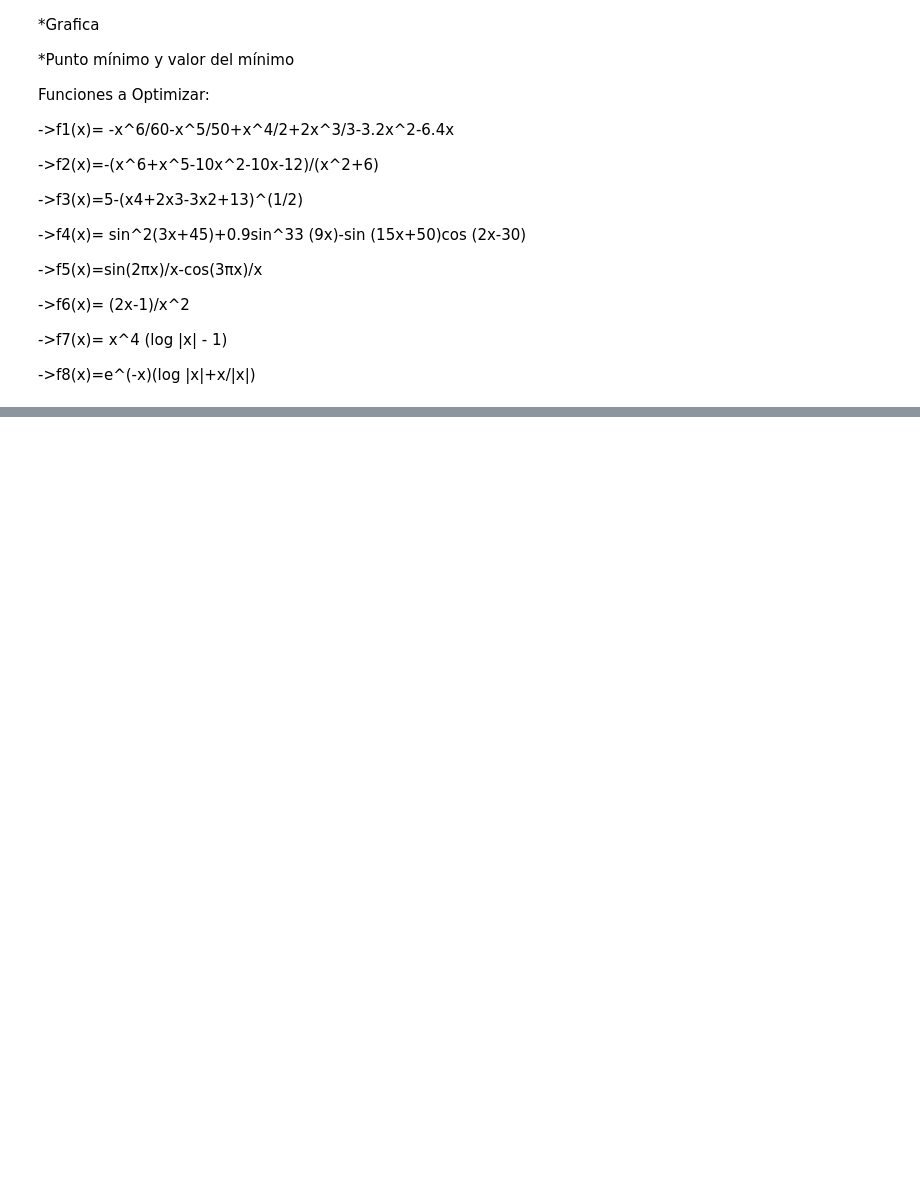
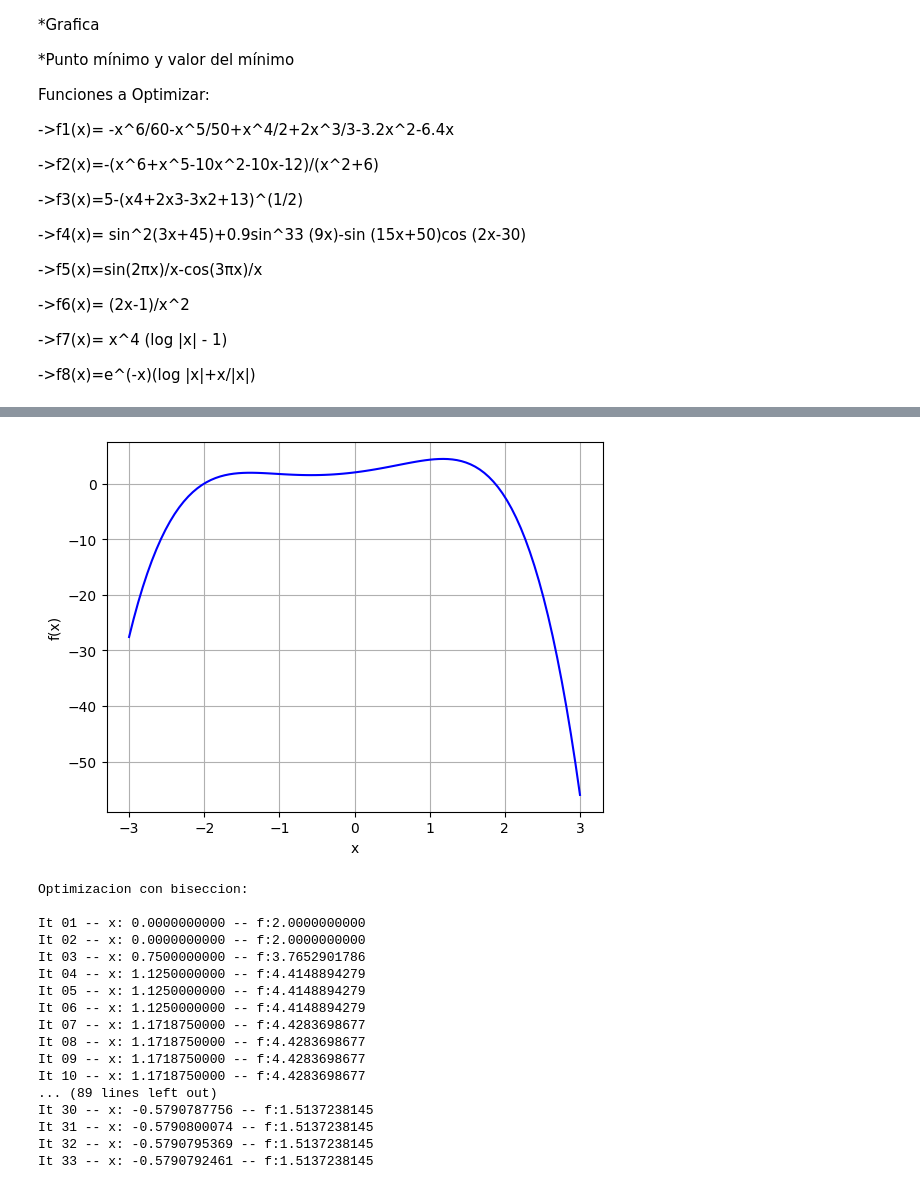
Before and after one commit to Marcosias0400/Optimizacion, a Jupyter notebook: Funciones_optimizacion.ipynb, the cells around one changed output, grey strips where cells are left out. Cells and saved outputs as stored; diff of their text form; code cells hidden in the pictures; blank space fills up the shorter version.

```diff
--- a/Funciones_optimizacion.ipynb
+++ b/Funciones_optimizacion.ipynb
@@ -98,9 +97,9 @@ def biseccion(a,b,f):
     # bisecta el dominio de busqueda
     c=(a+b)/2
     # Primera derivada en a
-    df_a=d1f(a)
+    df_a=d1f(f,a)
     # Primera derivada en c
-    df_c=d1f(c)
+    df_c=d1f(f,c)
     if df_a*df_c<0:
       b=c
     else:
@@ -126,8 +125,8 @@ def newtonRaphson(a,b,f):
   paso=True
   while paso:
     # Calculo de derivadas en un punto x_i
-    d1f_x=d1f(x,f)
-    d2f_x=d2f(x,f)
+    d1f_x=d1f(f,x)
+    d2f_x=d2f(f,x)
     xn=x
     x=xn-d1f_x/d2f_x
     f_x=f(x)
@@ -149,17 +148,17 @@ def secante(a,b,f):
   paso=True
   while paso:
     # Calcular la primera derivada en a
-    df_a=d1f(a,f)
-    df_b=d1f(b,f)
+    df_a=d1f(f,a)
+    df_b=d1f(f,b)
     # Calculo de c
     c=b-df_b*(b-a)/(df_b-df_a)
-    if d1f(c,f)>0:
+    if d1f(f,c)>0:
       b=c
     else:
       a=c
     cont+=1
-    registro.append([cont,c,U(c)])
-    if abs(d1f(c,f))<tol:
+    registro.append([cont,c,f(c)])
+    if abs(d1f(f,c))<tol:
       paso=False
   return registro
 # %%
@@ -244,0 +191,7 @@ GraficarFuncionObjetivo(x1[0],x1[1],f1)
+# %%
+# Una Funcion que muestra los registros de cada metodo de optimizacion
+def registro(regs):
+  # Recibe un registro e itera sobre el
+  for i in regs:
+    # El formato es iteracion, x, f
+    print('It {:02} -- x: {:.10f} -- f:{:.10f}'.format(i[0],i[1],i[2]))
@@ -244,0 +234,36 @@ GraficarFuncionObjetivo(x1[0],x1[1],f1)
+# %%
+#Graficacion de la primarea funcion f2
+# x=[a,b]
+x1=[-3,3]
+GraficarFuncionObjetivo(x1[0],x1[1],f2)
+b=biseccion(x1[0],x1[1],f2)
+print('Optimizacion con biseccion:\n')
+registro(b)
+n=newtonRaphson(x1[0],x1[1],f2)
+print('\n Optimizacion con Newton-Raphson:\n')
+registro(n)
+s=secante(x1[0],x1[1],f2)
+print('\n Optimizacion con Metodo de la secante:\n')
+registro(s)
+d=seccion_dorada(x1[0],x1[1],f2)
+print('\n Optimizacion con Metodo de la seccion dorada:\n')
+registro(d)
+# %% [output]
+[figure, added]
+Optimizacion con biseccion:
+
+It 01 -- x: 0.0000000000 -- f:2.0000000000
+It 02 -- x: 0.0000000000 -- f:2.0000000000
+It 03 -- x: 0.7500000000 -- f:3.7652901786
+It 04 -- x: 1.1250000000 -- f:4.4148894279
+It 05 -- x: 1.1250000000 -- f:4.4148894279
+It 06 -- x: 1.1250000000 -- f:4.4148894279
+It 07 -- x: 1.1718750000 -- f:4.4283698677
+It 08 -- x: 1.1718750000 -- f:4.4283698677
+It 09 -- x: 1.1718750000 -- f:4.4283698677
+It 10 -- x: 1.1718750000 -- f:4.4283698677
+... (89 lines left out)
+It 30 -- x: -0.5790787756 -- f:1.5137238145
+It 31 -- x: -0.5790800074 -- f:1.5137238145
+It 32 -- x: -0.5790795369 -- f:1.5137238145
+It 33 -- x: -0.5790792461 -- f:1.5137238145
```
Also changed, not shown: parts of 11 cells of this notebook.
